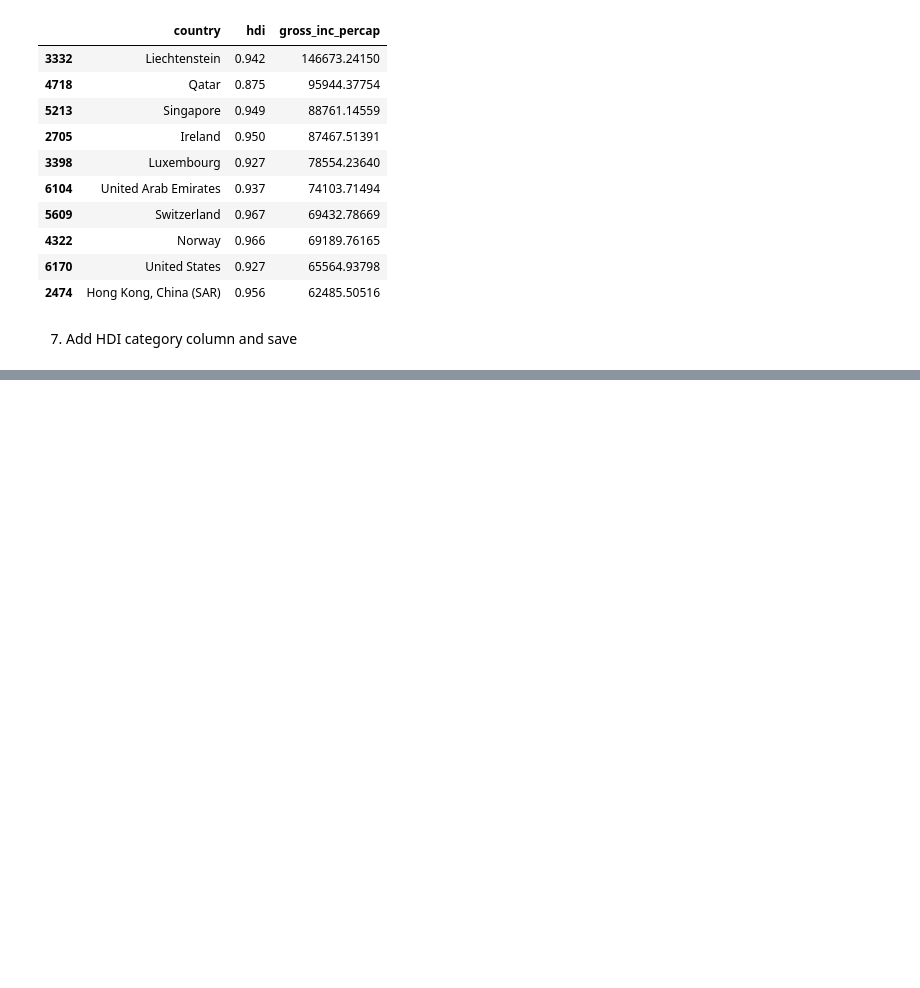
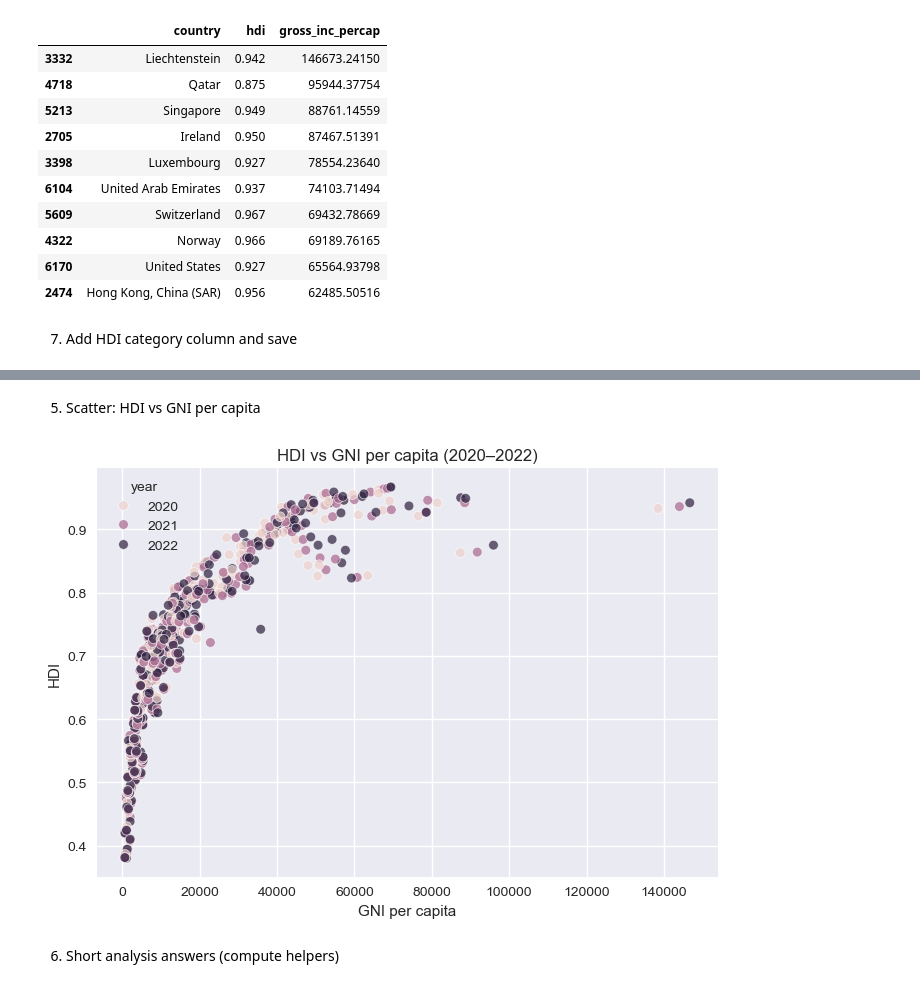
Before and after one commit to Happy0620/Assignment-01, a Jupyter notebook: 2462987_milansherpa.ipynb, the cells around one changed output, grey strips where cells are left out. Drawn from its saved outputs; the diff is of its cells as text; code cells hidden in the pictures; blank space fills up the shorter version.

```diff
--- a/2462987_milansherpa.ipynb
+++ b/2462987_milansherpa.ipynb
@@ -149,0 +197,15 @@ hdi_2022_df.to_csv('HDI_category_added.csv', index=False)
+# %% [markdown]
+5. Scatter: HDI vs GNI per capita
+# %%
+if 'gross_inc_percap' in hdi_2020_2022.columns:
+    plt.figure(figsize=(7,5))
+    sns.scatterplot(data=hdi_2020_2022, x='gross_inc_percap', y='hdi', hue='year', alpha=0.7)
+    plt.title('HDI vs GNI per capita (2020–2022)')
+    plt.xlabel('GNI per capita'); plt.ylabel('HDI')
+    plt.tight_layout(); plt.show()
+else:
+    print("GNI per Capita variable not available in the dataset.")
+# %% [output]
+[figure, added]
+# %% [markdown]
+6. Short analysis answers (compute helpers)
```
Also changed, not shown: parts of 38 cells of this notebook, 3 other files.
